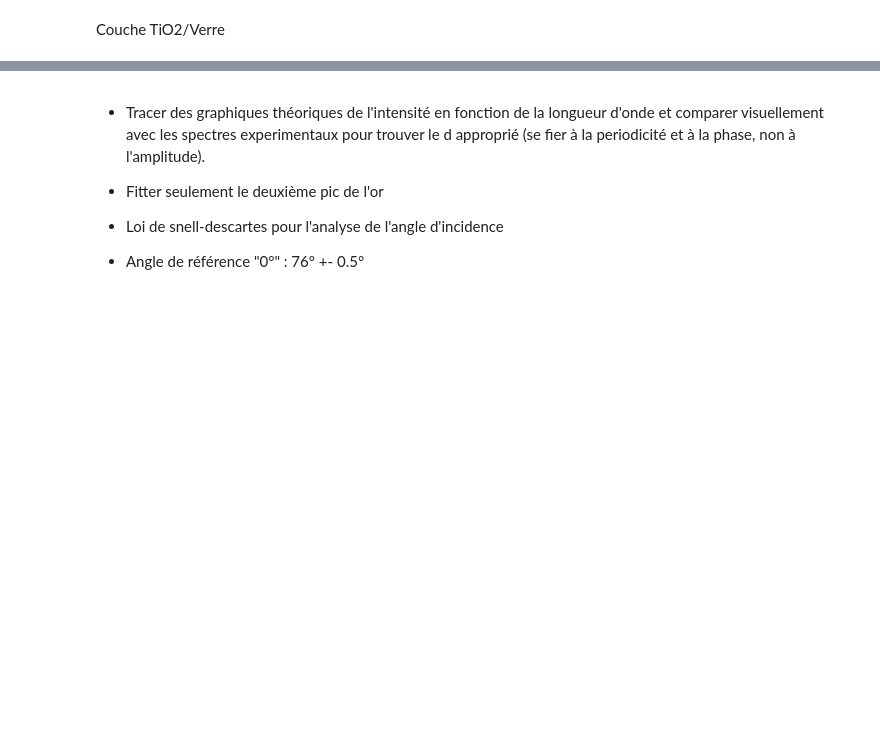
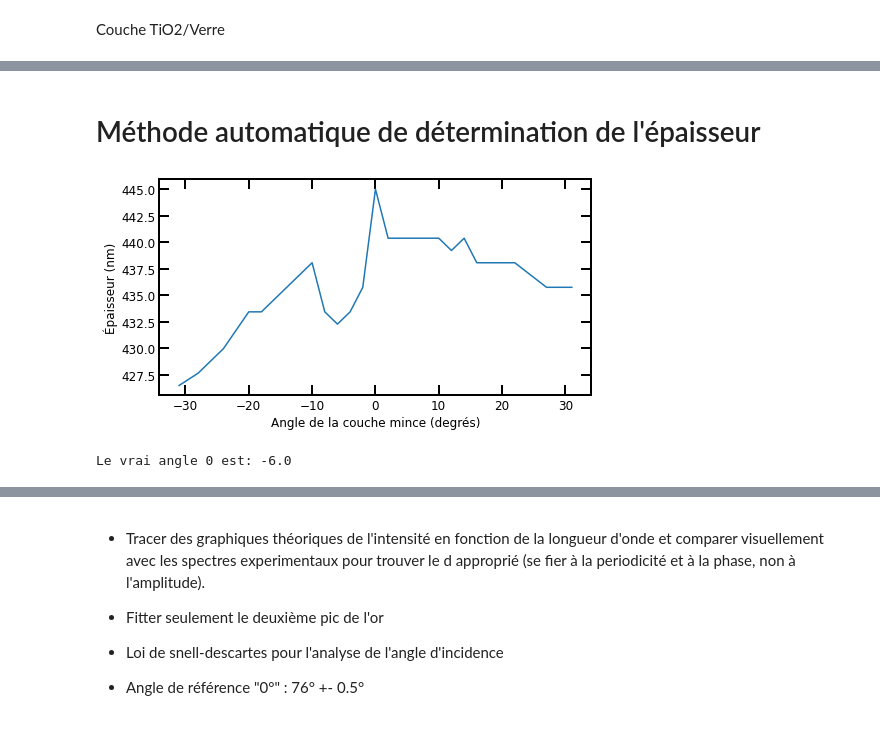
Before and after one commit to pierrotlamontagne/Github-labo-3, a Jupyter notebook: ABS/Analyse.ipynb, the cells around one changed output, grey strips where cells are left out. Saved outputs shown, nothing was run; the diff lists cells and outputs as text; code cells hidden in the pictures; blank space fills up the shorter version.

```diff
--- a/ABS/Analyse.ipynb
+++ b/ABS/Analyse.ipynb
@@ -383 +426,53 @@ d =  445.0
+# %% [markdown]
+# Méthode automatique de détermination de l'épaisseur
+# %%
+d_45 = plot_epaisseur(45,counts_deux_45, counts_vitre_45)
+d_48 = plot_epaisseur(48,counts_deux_48, counts_vitre_48)
+d_52 = plot_epaisseur(52,counts_deux_52, counts_vitre_52)
+d_56 = plot_epaisseur(56,counts_deux_56, counts_vitre_56)
+d_58 = plot_epaisseur(58,counts_deux_58, counts_vitre_58)
+d_60 = plot_epaisseur(60,counts_deux_60, counts_vitre_60)
+d_62 = plot_epaisseur(62,counts_deux_62, counts_vitre_62)
+d_64 = plot_epaisseur(64,counts_deux_64, counts_vitre_64)
+d_66 = plot_epaisseur(66,counts_deux_66, counts_vitre_66)
+d_68 = plot_epaisseur(68,counts_deux_68, counts_vitre_68)
+d_70 = plot_epaisseur(70,counts_deux_70, counts_vitre_70)
+d_72 = plot_epaisseur(72,counts_deux_72, counts_vitre_72)
+d_74 = plot_epaisseur(74,counts_deux_74, counts_vitre_74)
+d_76 = plot_epaisseur(76,counts_deux_76, counts_vitre_76)
+d_78 = plot_epaisseur(78,counts_deux_78, counts_vitre_78)
+d_80 = plot_epaisseur(80,counts_deux_80, counts_vitre_80)
+d_82 = plot_epaisseur(82,counts_deux_82, counts_vitre_82)
+d_84 = plot_epaisseur(84,counts_deux_84, counts_vitre_84)
+d_86 = plot_epaisseur(86,counts_deux_86, counts_vitre_86)
+d_88 = plot_epaisseur(88,counts_deux_88, counts_vitre_88)
+d_90 = plot_epaisseur(90,counts_deux_90, counts_vitre_90)
+d_92 = plot_epaisseur(92,counts_deux_92, counts_vitre_92)
+d_94 = plot_epaisseur(94,counts_deux_94, counts_vitre_94)
+d_98 = plot_epaisseur(98,counts_deux_98, counts_vitre_98)
+d_103 = plot_epaisseur(103,counts_deux_103, counts_vitre_103)
+d_107 = plot_epaisseur(107,counts_deux_103, counts_vitre_103)
+
+d = [d_45,d_48,d_52,d_56,d_58,d_60,d_62,d_64,d_66,d_68,d_70,d_72,d_74,d_76,d_78,d_80,d_82,d_84,d_86,d_88,d_90,d_92,d_94,d_98,d_103,d_107]
+angle=[45,48,52,56,58,60,62,64,66,68,70,72,74,76,78,80,82,84,86,88,90,92,94,98,103,107]
+zero = np.ones(len(angle))*76
+angle-=zero
+#d=[431,432,433,434,435,436,436,437,437,433,433,436,437,446,442,442,442,442,442,443,444,444,444,445,447]
+
+beau_graphique()
+#plt.figure(11,figsize=(6,3),dpi=100)
+plt.xlabel("Angle de la couche mince (degrés)")
+plt.ylabel("Épaisseur (nm)")
+plt.plot(angle,d)
+plt.show()
+# %% [output]
+[figure, added]
+# %%
+angle_parabole = angle[find_nearest(angle,-10):find_nearest(angle,0)]
+d_parabole = d[find_nearest(angle,-10):find_nearest(angle,0)]
+
+i_min, = np.where(d_parabole == np.min(d_parabole))
+print("Le vrai angle 0 est:", angle_parabole[i_min[0]])
+# %% [output]
+Le vrai angle 0 est: -6.0
 # %% [markdown]
```
Also changed, not shown: parts of 8 cells of this notebook.
